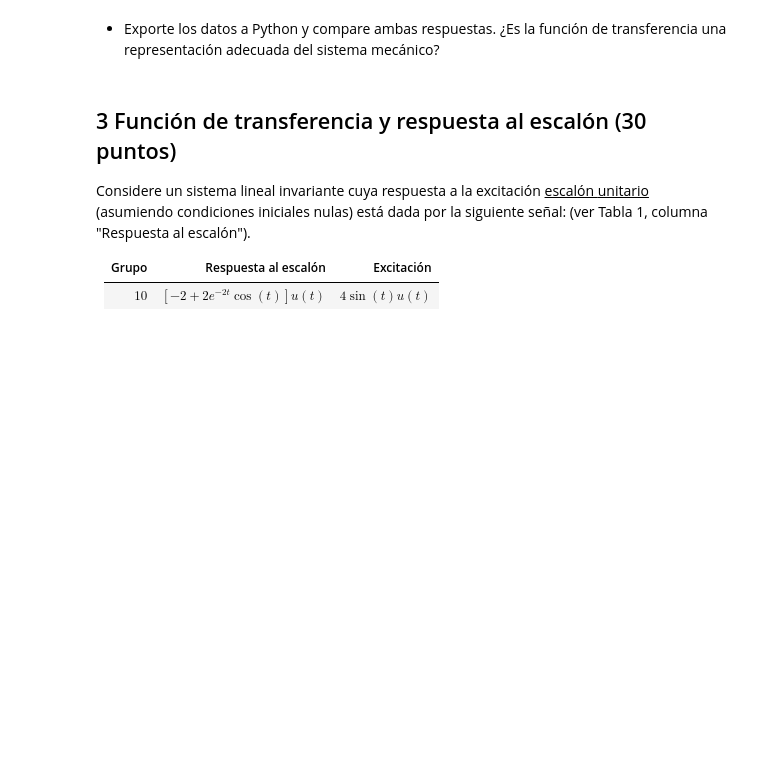
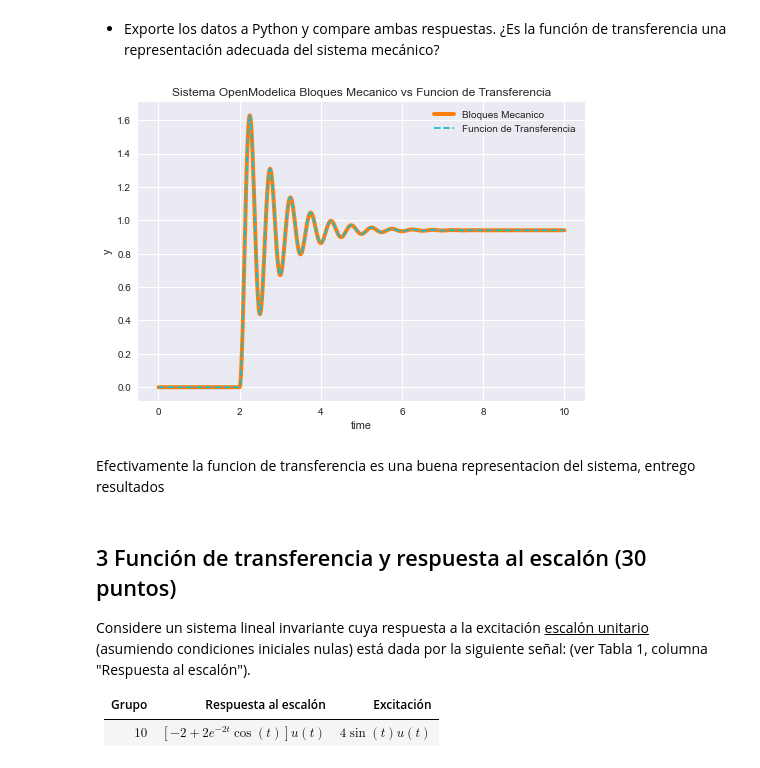
Before and after one commit to evertacosta/ED2021, a Jupyter notebook: Trabajo4/Trabajo4.ipynb, the cells around one changed output. Drawn from its saved outputs; the diff is of its cells as text; code cells hidden in the pictures; blank space fills up the shorter version.

```diff
--- a/Trabajo4/Trabajo4.ipynb
+++ b/Trabajo4/Trabajo4.ipynb
@@ -65,3 +63,22 @@ def
+# %%
+# Importamos los datos
+df1 = pd.read_csv('https://raw.githubusercontent.com/evertacosta/ED2021/main/Trabajo4/om_parte2.csv', header=0)
+
+def bloques_mecanicos_ftransferencia_om():
+    fig, ax = plt.subplots()
+    ax.plot(df1['time'],  df1['mass.s'], label='Bloques Mecanico', lw=4, color='#ff7f0e')
+    ax.plot(df1['time'],  df1['transferFunction.y'],  label='Funcion de Transferencia', ls='--', color='#17becf')
+    ax.set_title('Sistema OpenModelica Bloques Mecanico vs Funcion de Transferencia')
+    ax.set_xlabel('time')
+    ax.set_ylabel('y')
+    ax.legend()
+
+bloques_mecanicos_ftransferencia_om()
+# %% [output]
+[figure, added]
+# %% [markdown]
+Efectivamente la funcion de transferencia es una buena representacion
+del sistema, entrego resultados
 # %% [markdown]
 ## 3 Función de transferencia y respuesta al escalón (30 puntos)
 
```
Also changed, not shown: parts of 4 cells of this notebook, 5 other files.
